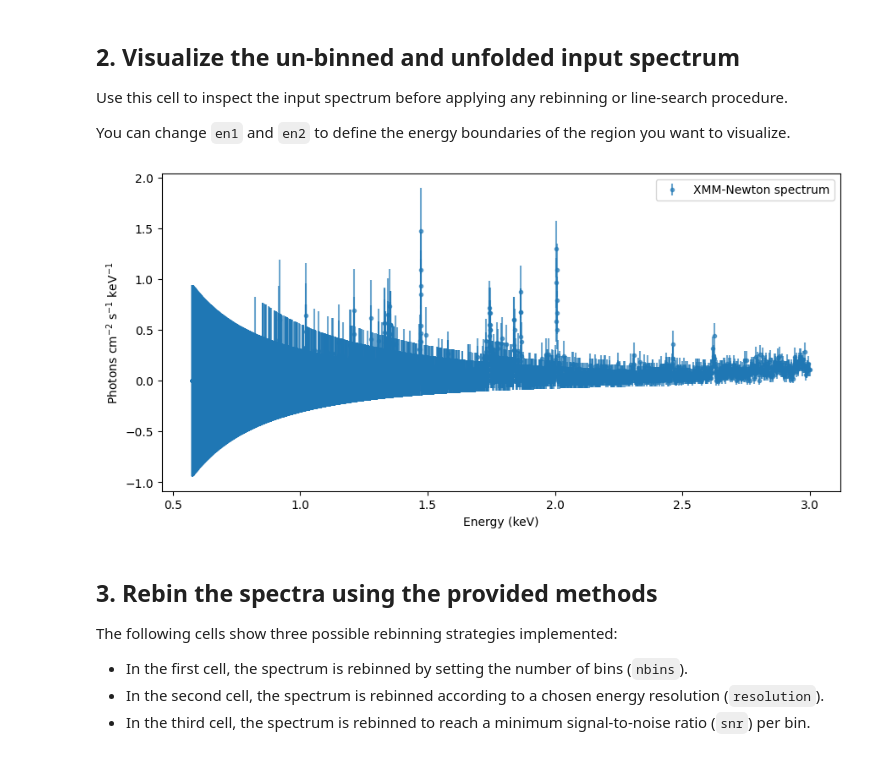
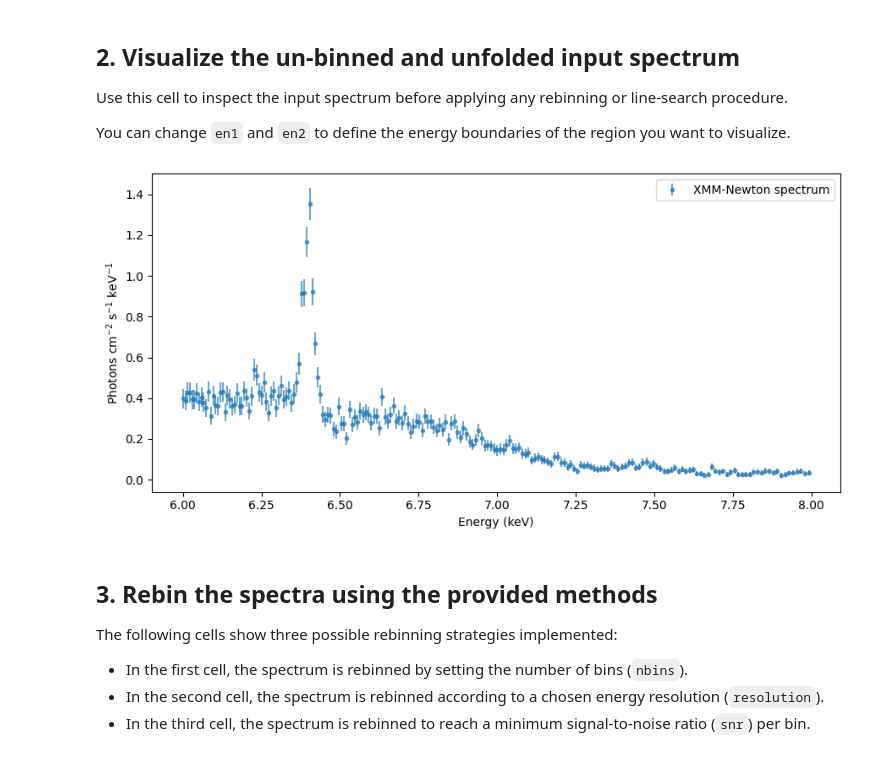
Before and after one commit to xragua/BLiSS, a Jupyter notebook: notebooks/vela_x1_2001_6-8keV.ipynb, the cells around one changed output. Saved outputs shown, nothing was run; the diff lists cells and outputs as text; code cells hidden in the pictures.

```diff
--- a/notebooks/vela_x1_2001_6-8keV.ipynb
+++ b/notebooks/vela_x1_2001_6-8keV.ipynb
@@ -30,7 +30,7 @@ energy = 0.5 * (e_low + e_high)
 
 
 # We selet an energy range
-xlim = (0.5, 3)
+xlim = (6, 8)
 
 energy_mask = (energy >= xlim[0]) & (energy <= xlim[1])
 
@@ -46,34 +46,33 @@ Use this cell to inspect the input spectrum before applying any rebinning or lin
 
 You can change `en1` and `en2` to define the energy boundaries of the region you want to visualize.
 # %%
-en1=0.5
-en2=3
+en1=6
+en2=8
 
 xlim = (en1, en2)
 
 plot_mask = (energy >= xlim[0]) & (energy <= xlim[1])
 
 values_plot = values[plot_mask]
 errors_plot = errors[plot_mask]
 energy_plot =energy[plot_mask]
 
 plt.figure(figsize=(9, 4.5))
 plt.errorbar(
     energy_plot,
     values_plot,
-
     yerr=errors_plot,
     fmt=".",
     alpha=0.65,
     label="XMM-Newton spectrum")
 
 plt.xlabel("Energy (keV)")
 plt.ylabel("Photons cm$^{-2}$ s$^{-1}$ keV$^{-1}$")
 plt.legend()
 plt.tight_layout()
 plt.show()
 # %% [output]
-[figure, old version]
+[figure, new version]
 # %% [markdown]
 ## 3. Rebin the spectra using the provided methods
 
```
Also changed, not shown: parts of 11 cells of this notebook, 1 other file.
